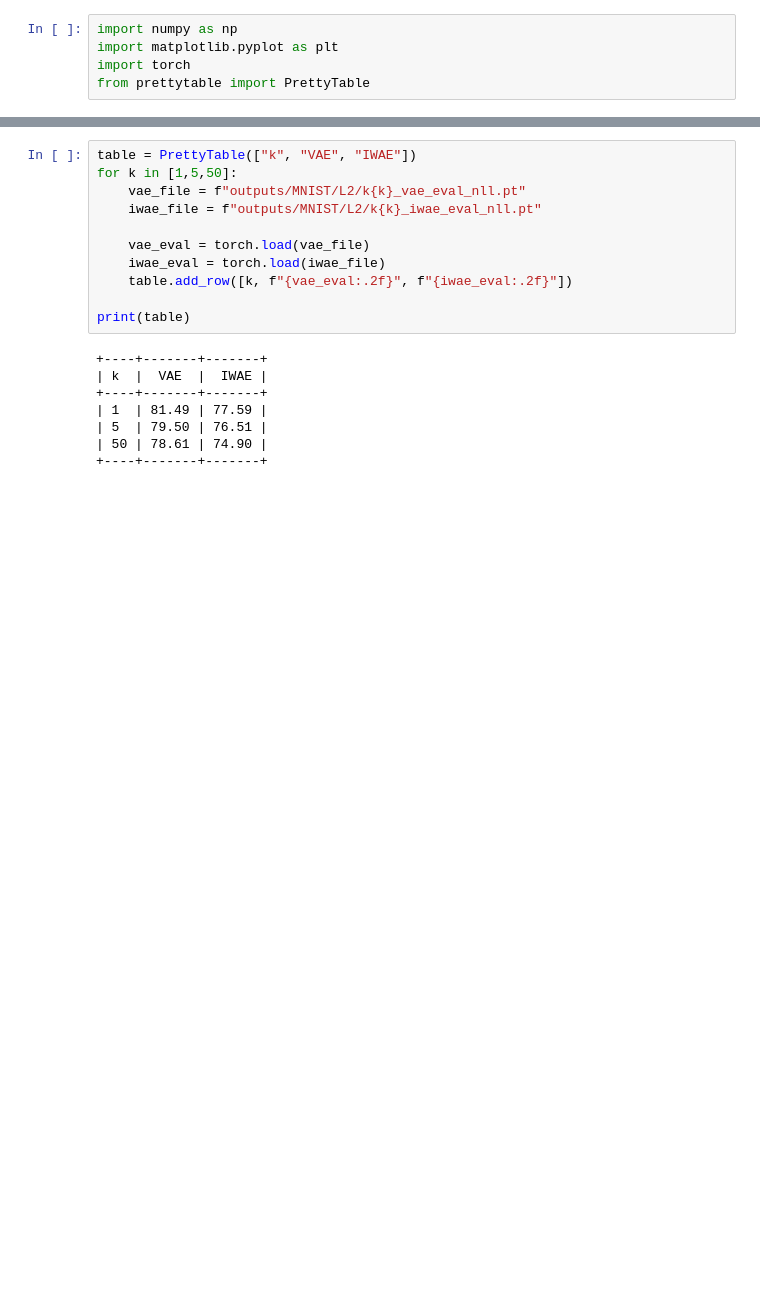
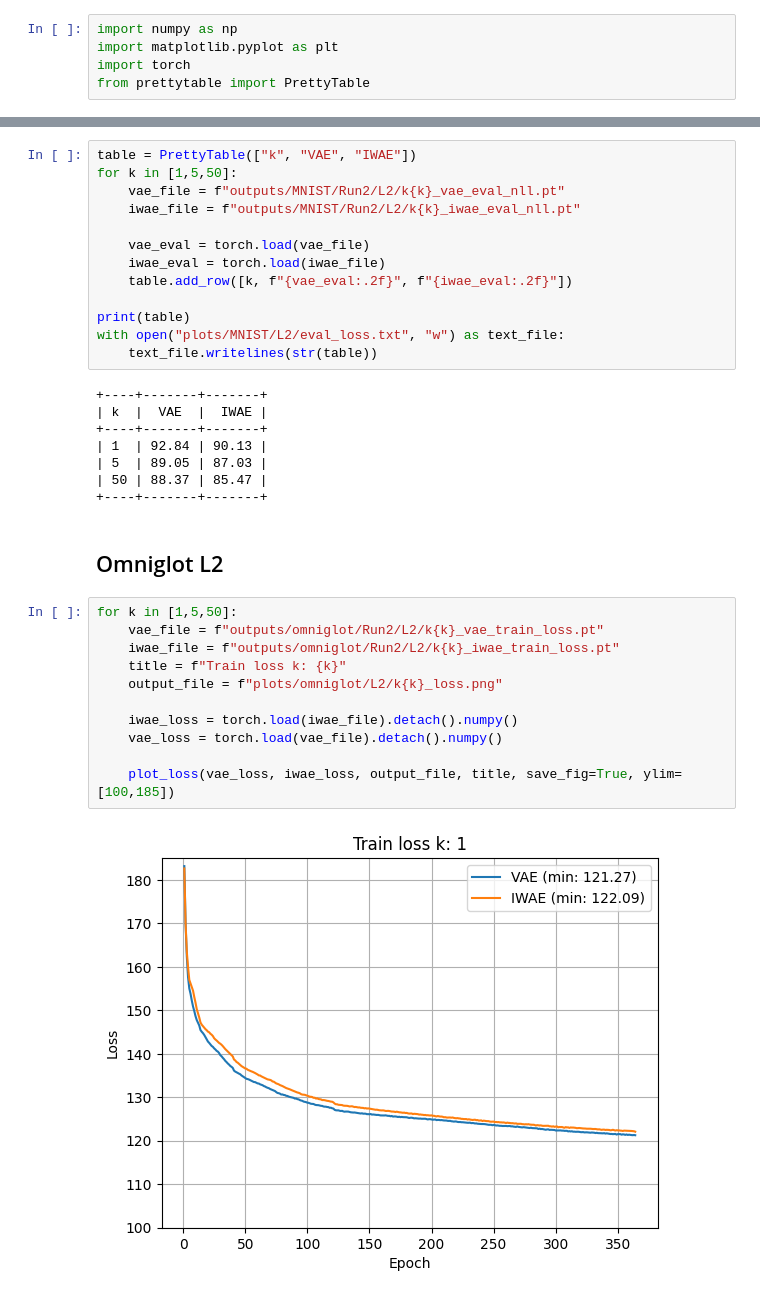
Before and after one commit to alexlemo20/AML_project, a Jupyter notebook: create_plots_2.ipynb, the cells around one changed output, grey strips where cells are left out. Saved outputs shown, nothing was run; the diff lists cells and outputs as text; blank space fills up the shorter version.

```diff
--- a/create_plots_2.ipynb
+++ b/create_plots_2.ipynb
@@ -34,19 +36,36 @@ for k in [1,5,50]:
 # %%
 table = PrettyTable(["k", "VAE", "IWAE"])
 for k in [1,5,50]:
-    vae_file = f"outputs/MNIST/L2/k{k}_vae_eval_nll.pt"
-    iwae_file = f"outputs/MNIST/L2/k{k}_iwae_eval_nll.pt"
+    vae_file = f"outputs/MNIST/Run2/L2/k{k}_vae_eval_nll.pt"
+    iwae_file = f"outputs/MNIST/Run2/L2/k{k}_iwae_eval_nll.pt"
 
     vae_eval = torch.load(vae_file)
     iwae_eval = torch.load(iwae_file)
     table.add_row([k, f"{vae_eval:.2f}", f"{iwae_eval:.2f}"])
 
 print(table)
+with open("plots/MNIST/L2/eval_loss.txt", "w") as text_file:
+    text_file.writelines(str(table))
 # %% [output]
 +----+-------+-------+
 | k  |  VAE  |  IWAE |
 +----+-------+-------+
-| 1  | 81.49 | 77.59 |
-| 5  | 79.50 | 76.51 |
-| 50 | 78.61 | 74.90 |
+| 1  | 92.84 | 90.13 |
+| 5  | 89.05 | 87.03 |
+| 50 | 88.37 | 85.47 |
 +----+-------+-------+
+# %% [markdown]
+## Omniglot L2
+# %%
+for k in [1,5,50]:
+    vae_file = f"outputs/omniglot/Run2/L2/k{k}_vae_train_loss.pt"
+    iwae_file = f"outputs/omniglot/Run2/L2/k{k}_iwae_train_loss.pt"
+    title = f"Train loss k: {k}"
+    output_file = f"plots/omniglot/L2/k{k}_loss.png"
+
+    iwae_loss = torch.load(iwae_file).detach().numpy()
+    vae_loss = torch.load(vae_file).detach().numpy()
+
+    plot_loss(vae_loss, iwae_loss, output_file, title, save_fig=True, ylim=[100,185])
+# %% [output]
+[figure, added]
```
Also changed, not shown: parts of 5 cells of this notebook, 59 other files.
